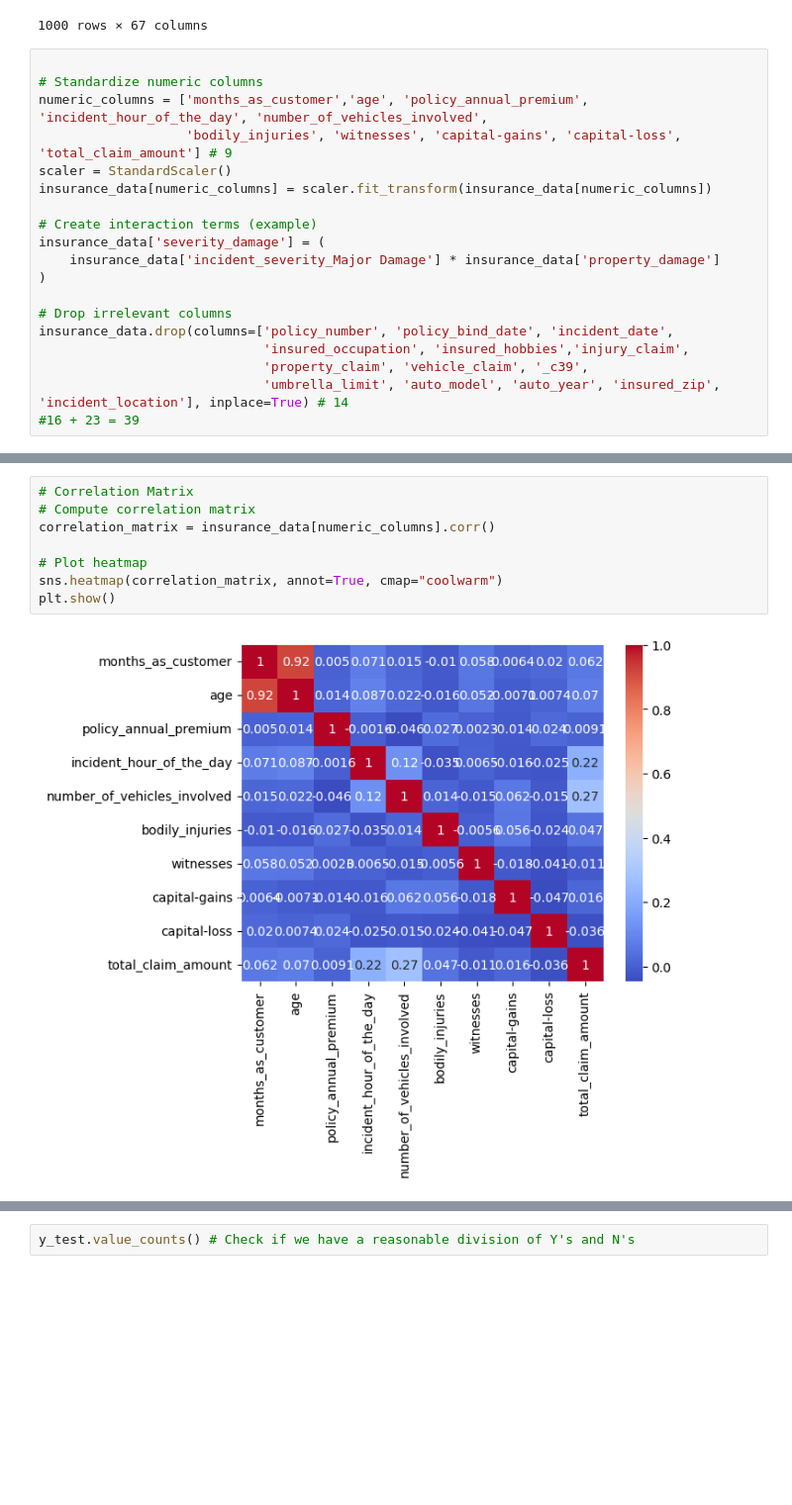
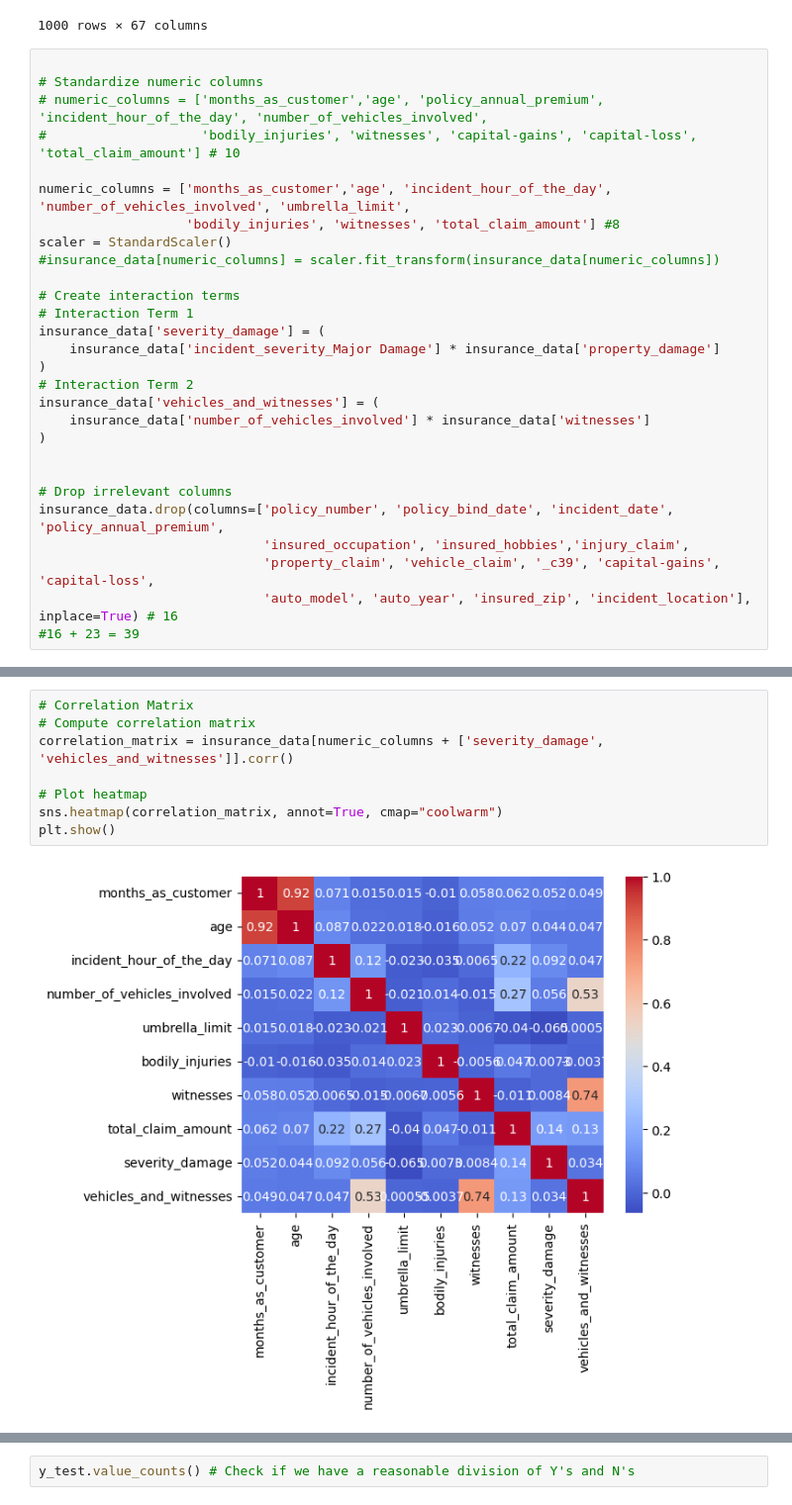
Before and after one commit to Blue-Eyed-Dragon/ABDA_2025, a Jupyter notebook: Bayesian_Models.ipynb, the cells around one changed output, grey strips where cells are left out. Shown: that part at 99% size. Saved outputs shown, nothing was run; the diff lists cells and outputs as text; blank space fills up the shorter version.

```diff
--- a/Bayesian_Models.ipynb
+++ b/Bayesian_Models.ipynb
@@ -152,19 +152,28 @@ insurance_data[o_binary_columns]
 # %%
 
 # Standardize numeric columns
-numeric_columns = ['months_as_customer','age', 'policy_annual_premium', 'incident_hour_of_the_day', 'number_of_vehicles_involved',
-                   'bodily_injuries', 'witnesses', 'capital-gains', 'capital-loss', 'total_claim_amount'] # 9
+# numeric_columns = ['months_as_customer','age', 'policy_annual_premium', 'incident_hour_of_the_day', 'number_of_vehicles_involved',
+#                    'bodily_injuries', 'witnesses', 'capital-gains', 'capital-loss', 'total_claim_amount'] # 10
+
+numeric_columns = ['months_as_customer','age', 'incident_hour_of_the_day', 'number_of_vehicles_involved', 'umbrella_limit',
+                   'bodily_injuries', 'witnesses', 'total_claim_amount'] #8
 scaler = StandardScaler()
-insurance_data[numeric_columns] = scaler.fit_transform(insurance_data[numeric_columns])
+#insurance_data[numeric_columns] = scaler.fit_transform(insurance_data[numeric_columns])
 
-# Create interaction terms (example)
+# Create interaction terms
+# Interaction Term 1
 insurance_data['severity_damage'] = (
     insurance_data['incident_severity_Major Damage'] * insurance_data['property_damage']
 )
+# Interaction Term 2
+insurance_data['vehicles_and_witnesses'] = (
+    insurance_data['number_of_vehicles_involved'] * insurance_data['witnesses']
+)
+
 
 # Drop irrelevant columns
-insurance_data.drop(columns=['policy_number', 'policy_bind_date', 'incident_date',
+insurance_data.drop(columns=['policy_number', 'policy_bind_date', 'incident_date', 'policy_annual_premium',
                              'insured_occupation', 'insured_hobbies','injury_claim',
-                             'property_claim', 'vehicle_claim', '_c39',
-                             'umbrella_limit', 'auto_model', 'auto_year', 'insured_zip', 'incident_location'], inplace=True) # 14
+                             'property_claim', 'vehicle_claim', '_c39', 'capital-gains', 'capital-loss',
+                             'auto_model', 'auto_year', 'insured_zip', 'incident_location'], inplace=True) # 16
 #16 + 23 = 39
@@ -171,13 +249,13 @@ insurance_data.drop(columns=['policy_number', 'policy_bind_date', 'incident_date
 # %%
 # Correlation Matrix
 # Compute correlation matrix
-correlation_matrix = insurance_data[numeric_columns].corr()
+correlation_matrix = insurance_data[numeric_columns + ['severity_damage', 'vehicles_and_witnesses']].corr()
 
 # Plot heatmap
 sns.heatmap(correlation_matrix, annot=True, cmap="coolwarm")
 plt.show()
 # %% [output]
-[figure, old version]
+[figure, new version]
 # %%
 # Split dataset
 
```
Also changed, not shown: parts of 9 cells of this notebook, 1 other file.
